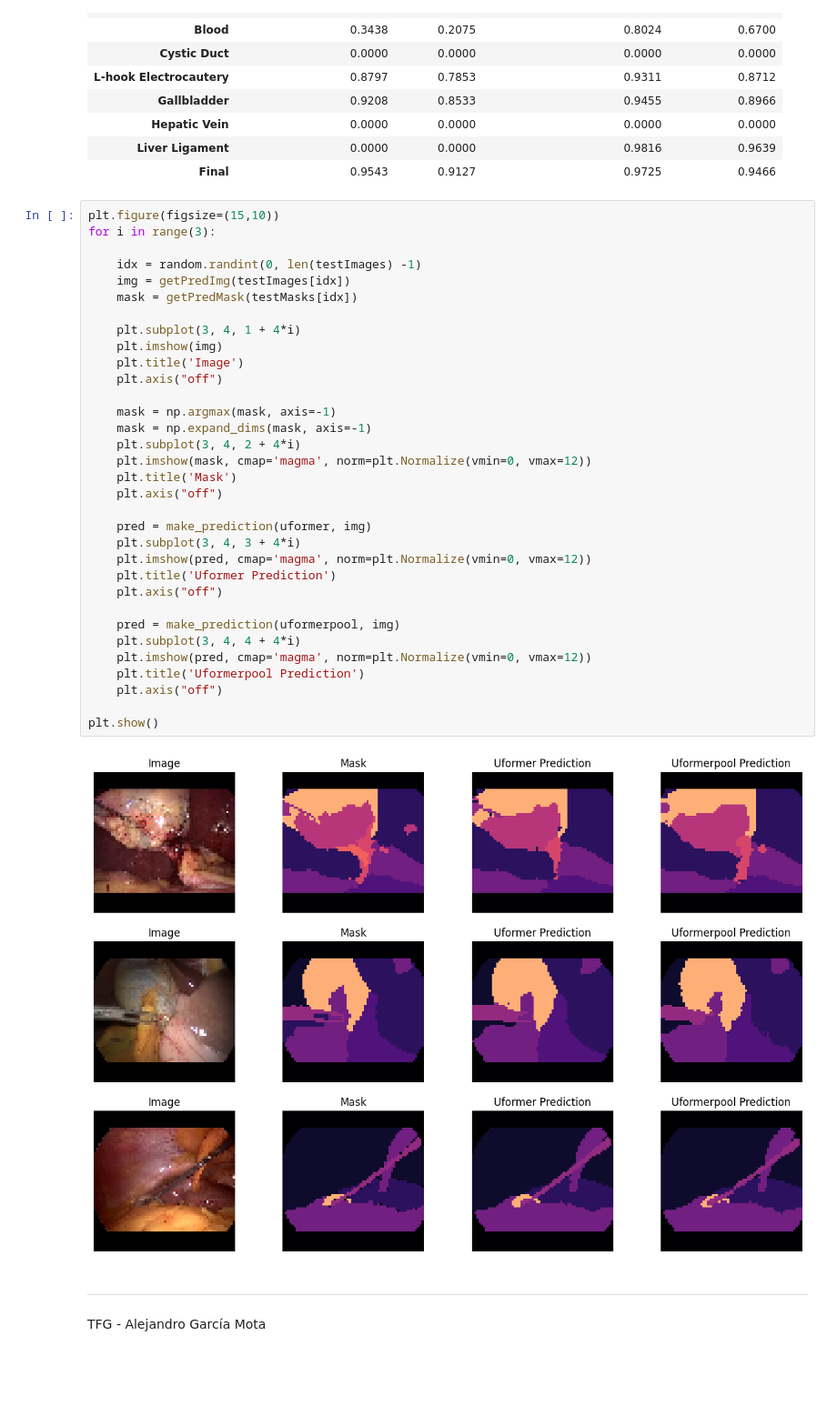
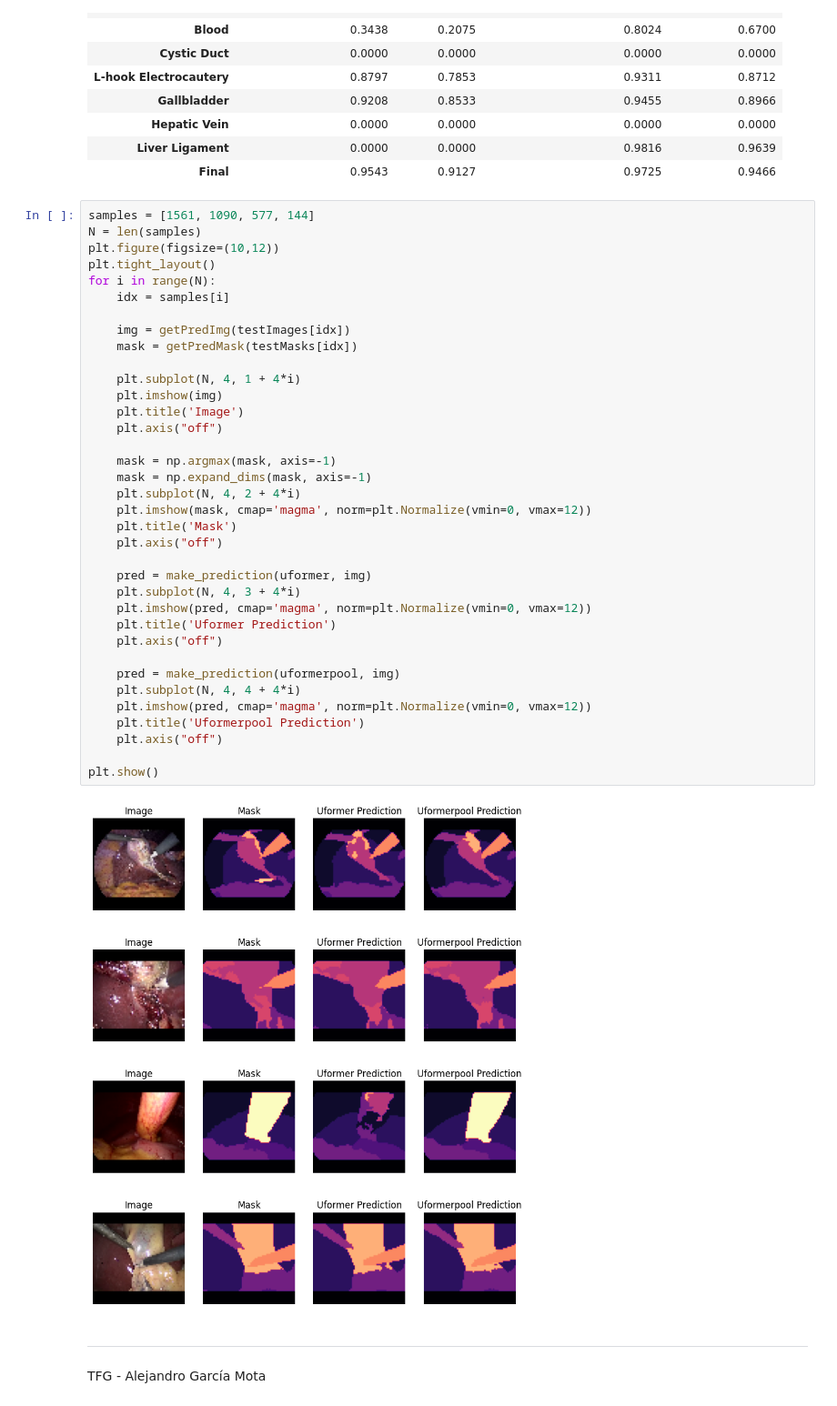
Before and after one commit to alexgmota/TFG-SW-AGM, a Jupyter notebook: src/Model_comparison_Uformers.ipynb, the cells around one changed output. Shown: that part at 91% size. Cells and saved outputs as stored; diff of their text form; blank space fills up the shorter version.

```diff
--- a/src/Model_comparison_Uformers.ipynb
+++ b/src/Model_comparison_Uformers.ipynb
@@ -291,40 +291,43 @@ df
 | Liver Ligament | 0.0000 | 0.0000 | 0.9816 | 0.9639 |
 | Final | 0.9543 | 0.9127 | 0.9725 | 0.9466 |
 # %%
-plt.figure(figsize=(15,10))
-for i in range(3):
+samples = [1561, 1090, 577, 144]
+N = len(samples)
+plt.figure(figsize=(10,12))
+plt.tight_layout()
+for i in range(N):
+    idx = samples[i]
 
-    idx = random.randint(0, len(testImages) -1)
     img = getPredImg(testImages[idx])
     mask = getPredMask(testMasks[idx])
 
-    plt.subplot(3, 4, 1 + 4*i)
+    plt.subplot(N, 4, 1 + 4*i)
     plt.imshow(img)
     plt.title('Image')
     plt.axis("off")
 
     mask = np.argmax(mask, axis=-1)
     mask = np.expand_dims(mask, axis=-1)
-    plt.subplot(3, 4, 2 + 4*i)
+    plt.subplot(N, 4, 2 + 4*i)
     plt.imshow(mask, cmap='magma', norm=plt.Normalize(vmin=0, vmax=12))
     plt.title('Mask')
     plt.axis("off")
 
     pred = make_prediction(uformer, img)
-    plt.subplot(3, 4, 3 + 4*i)
+    plt.subplot(N, 4, 3 + 4*i)
     plt.imshow(pred, cmap='magma', norm=plt.Normalize(vmin=0, vmax=12))
     plt.title('Uformer Prediction')
     plt.axis("off")
 
     pred = make_prediction(uformerpool, img)
-    plt.subplot(3, 4, 4 + 4*i)
+    plt.subplot(N, 4, 4 + 4*i)
     plt.imshow(pred, cmap='magma', norm=plt.Normalize(vmin=0, vmax=12))
     plt.title('Uformerpool Prediction')
     plt.axis("off")
 
 plt.show()
 # %% [output]
-[figure, old version]
+[figure, new version]
 # %% [markdown]
  ---
  TFG - Alejandro García Mota
```
Also changed, not shown: parts of 1 cell of this notebook, 1 other file.
